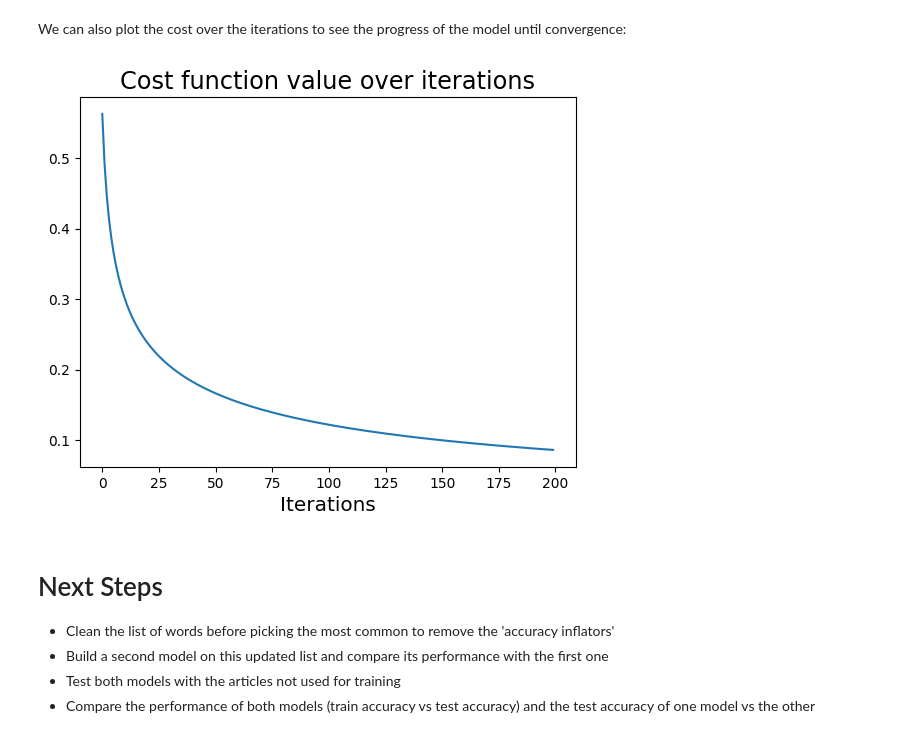
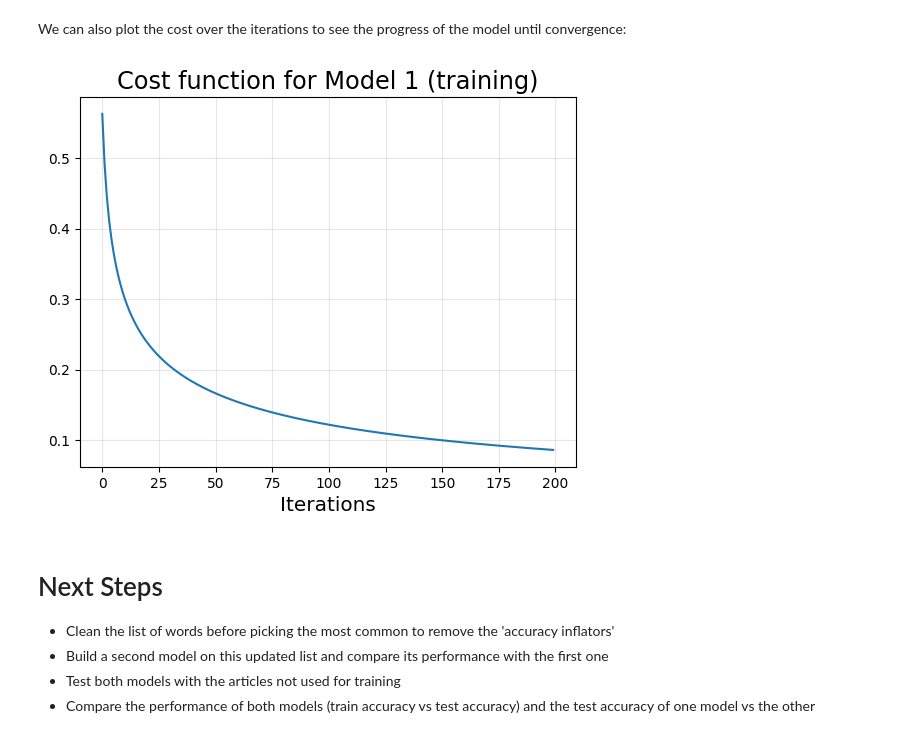
Before and after one commit to amanda-gonsalli/summer-2026-ML-foundations, a Jupyter notebook: projects/Binary Classification Problem/binary_classification_problem.ipynb, the cells around one changed output. Saved outputs shown, nothing was run; the diff lists cells and outputs as text; code cells hidden in the pictures.

```diff
--- a/projects/Binary Classification Problem/binary_classification_problem.ipynb
+++ b/projects/Binary Classification Problem/binary_classification_problem.ipynb
@@ -52,16 +40,0 @@ word_to_index = {
-# %%
-m = len(processed_txt)
-n = len(most_common_words)
-
-X = np.zeros((m, n+1))
-
-for i, article in enumerate(processed_txt):
-    counts = Counter(article.split())
-
-    for word, count in counts.items():
-        if word in word_to_index:
-            X[i, word_to_index[word]] = count
-
-X[:, 0] = 1
-
-y = label.values.reshape(m, 1)
@@ -68,3 +78,8 @@ y = label.values.reshape(m, 1)
+# %%
+train_feat_1, train_wti_1 = process_data(train_articles, num_features)
+train_X_1, train_y_1 = create_input_output(train_articles, train_labels, train_feat_1, train_wti_1)
+train_m_1 = len(train_y_1)
+train_n_1 = len(train_feat_1)
 # %% [markdown]
 ## Logistic Regression
 # %%
@@ -89,3 +104,7 @@ def gradient_descent(X, y, theta, alpha, iterations):
         cost_history.append(cost_function(X, y, theta))
 
     return theta, cost_history
+
+def logistic_regression(X, y, alpha = 0.1, iters = 200, n = 500):
+    theta0 = np.zeros((n+1, 1))
+    return gradient_descent(X, y, theta0, alpha, iters)
@@ -98,3 +111,5 @@ theta, cost_history = gradient_descent(X, y, theta0, alpha, iterations)
+# %%
+train_theta_1, train_cost_history_1 = logistic_regression(train_X_1, train_y_1)
 # %% [markdown]
 ## Plotting and Analysis
 With the trained model in hand, we can observe and analyze the resulting correlations, and also evaluate the model's performance.
@@ -221,12 +245,15 @@ The features used in the plots are some of the highest ranking of each category,
 # %% [markdown]
 We can also plot the cost over the iterations to see the progress of the model until convergence:
 # %%
+cost_history = train_cost_history_1
+
 plt.plot(cost_history)
-plt.title('Cost function value over iterations', fontsize = 'xx-large')
+plt.title('Cost function for Model 1 (training)', fontsize = 'xx-large')
 plt.xlabel('Iterations', fontsize = 'x-large')
+plt.grid(alpha = 0.3)
 plt.show()
 # %% [output]
-[figure, old version]
+[figure, new version]
 # %% [markdown]
 # Next Steps
 
```
Also changed, not shown: parts of 29 cells of this notebook, 5 other files.
